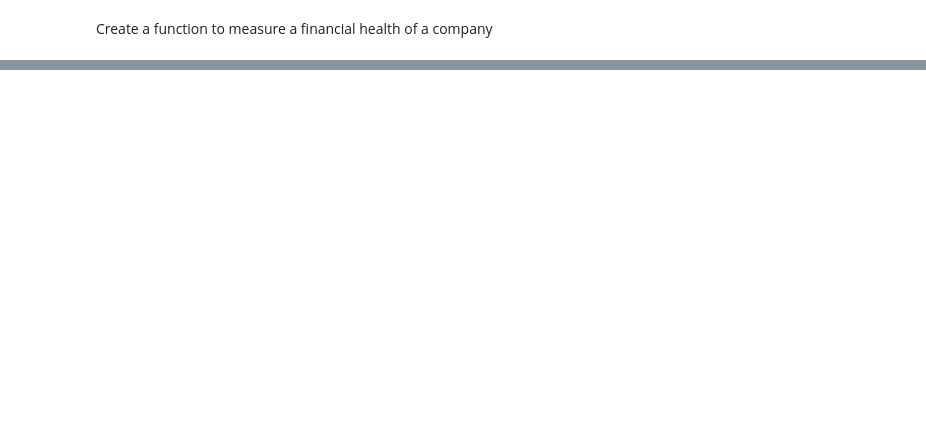
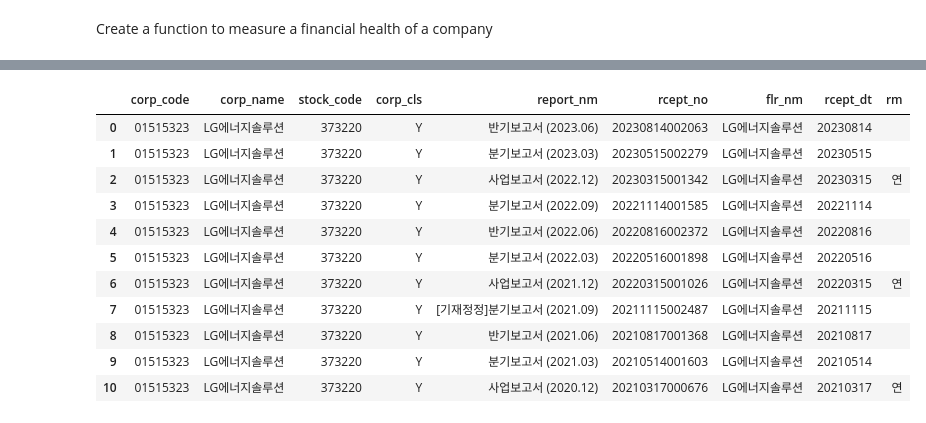
Before and after one commit to iburn78/trader, a Jupyter notebook: data_collection/dc_05_CompanyHealth_1_main.ipynb, the cells around one changed output, grey strips where cells are left out. Drawn from its saved outputs; the diff is of its cells as text; code cells hidden in the pictures; blank space fills up the shorter version.

```diff
--- a/data_collection/dc_05_CompanyHealth_1_main.ipynb
+++ b/data_collection/dc_05_CompanyHealth_1_main.ipynb
@@ -299,0 +342,18 @@ display(data)
+# %%
+financial_reports.columns
+ls = dart.list('373220', kind="A")
+# ls = dart.list('373220')
+display(ls)
+# %% [output]
+|  | corp_code | corp_name | stock_code | corp_cls | report_nm | rcept_no | flr_nm | rcept_dt | rm |
+| 0 | 01515323 | LG에너지솔루션 | 373220 | Y | 반기보고서 (2023.06) | 20230814002063 | LG에너지솔루션 | 20230814 |  |
+| 1 | 01515323 | LG에너지솔루션 | 373220 | Y | 분기보고서 (2023.03) | 20230515002279 | LG에너지솔루션 | 20230515 |  |
+| 2 | 01515323 | LG에너지솔루션 | 373220 | Y | 사업보고서 (2022.12) | 20230315001342 | LG에너지솔루션 | 20230315 | 연 |
+| 3 | 01515323 | LG에너지솔루션 | 373220 | Y | 분기보고서 (2022.09) | 20221114001585 | LG에너지솔루션 | 20221114 |  |
+| 4 | 01515323 | LG에너지솔루션 | 373220 | Y | 반기보고서 (2022.06) | 20220816002372 | LG에너지솔루션 | 20220816 |  |
+| 5 | 01515323 | LG에너지솔루션 | 373220 | Y | 분기보고서 (2022.03) | 20220516001898 | LG에너지솔루션 | 20220516 |  |
+| 6 | 01515323 | LG에너지솔루션 | 373220 | Y | 사업보고서 (2021.12) | 20220315001026 | LG에너지솔루션 | 20220315 | 연 |
+| 7 | 01515323 | LG에너지솔루션 | 373220 | Y | [기재정정]분기보고서 (2021.09) | 20211115002487 | LG에너지솔루션 | 20211115 |  |
+| 8 | 01515323 | LG에너지솔루션 | 373220 | Y | 반기보고서 (2021.06) | 20210817001368 | LG에너지솔루션 | 20210817 |  |
+| 9 | 01515323 | LG에너지솔루션 | 373220 | Y | 분기보고서 (2021.03) | 20210514001603 | LG에너지솔루션 | 20210514 |  |
+| 10 | 01515323 | LG에너지솔루션 | 373220 | Y | 사업보고서 (2020.12) | 20210317000676 | LG에너지솔루션 | 20210317 | 연 |
```
Also changed, not shown: parts of 3 cells of this notebook.
